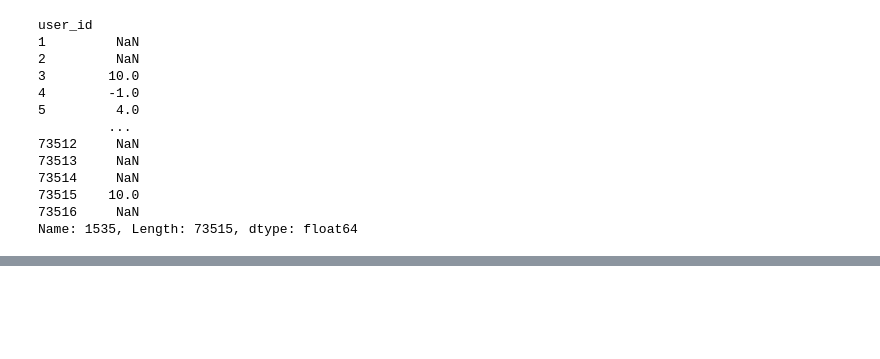
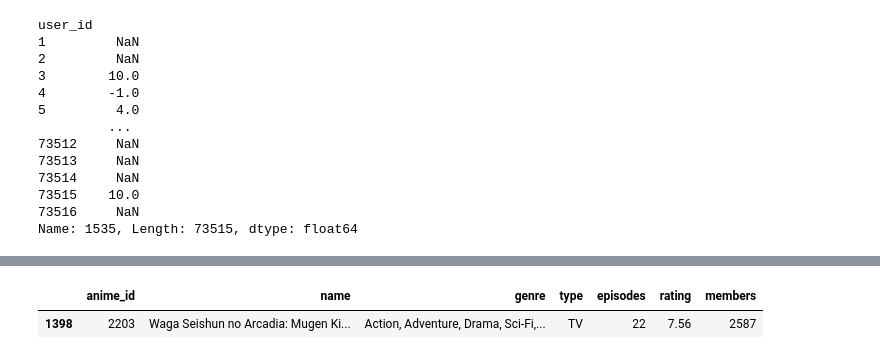
Before and after one commit to keerat21/AnimeRecommender, a Jupyter notebook: animerec.ipynb, the cells around one changed output, grey strips where cells are left out. Cells and saved outputs as stored; diff of their text form; code cells hidden in the pictures; blank space fills up the shorter version.

```diff
--- a/animerec.ipynb
+++ b/animerec.ipynb
@@ -4,6 +6,7 @@ import pandas as pd
 # %%
-anime = pd.read_csv(r'C:\Users\Keats\OneDrive\Desktop\AnimeRecommender\anime.csv')
-rating = pd.read_csv(r'C:\Users\Keats\OneDrive\Desktop\AnimeRecommender\rating.csv')
+
+anime = pd.read_csv(r'C:\Users\Hp User\Desktop\anime.csv')
+rating = pd.read_csv(r'C:\Users\Hp User\Desktop\rating.csv')
 # %%
 anime
 # %% [output]
@@ -234,4 +299,7 @@ corr_dn[corr_dn['count']>50].sort_values(by='correlation',ascending=False)
 # %%
-anime[anime['anime_id'] == 7980]
+anime[anime['anime_id'] == 2203] #'''checking the most related anime'''
+# %% [output]
+|  | anime_id | name | genre | type | episodes | rating | members |
+| 1398 | 2203 | Waga Seishun no Arcadia: Mugen Ki... | Action, Adventure, Drama, Sci-Fi,... | TV | 22 | 7.56 | 2587 |
 # %%
 anirate['rating_count'].hist(bins = 10, edgecolor='black')
```
Also changed, not shown: parts of 11 cells of this notebook.
